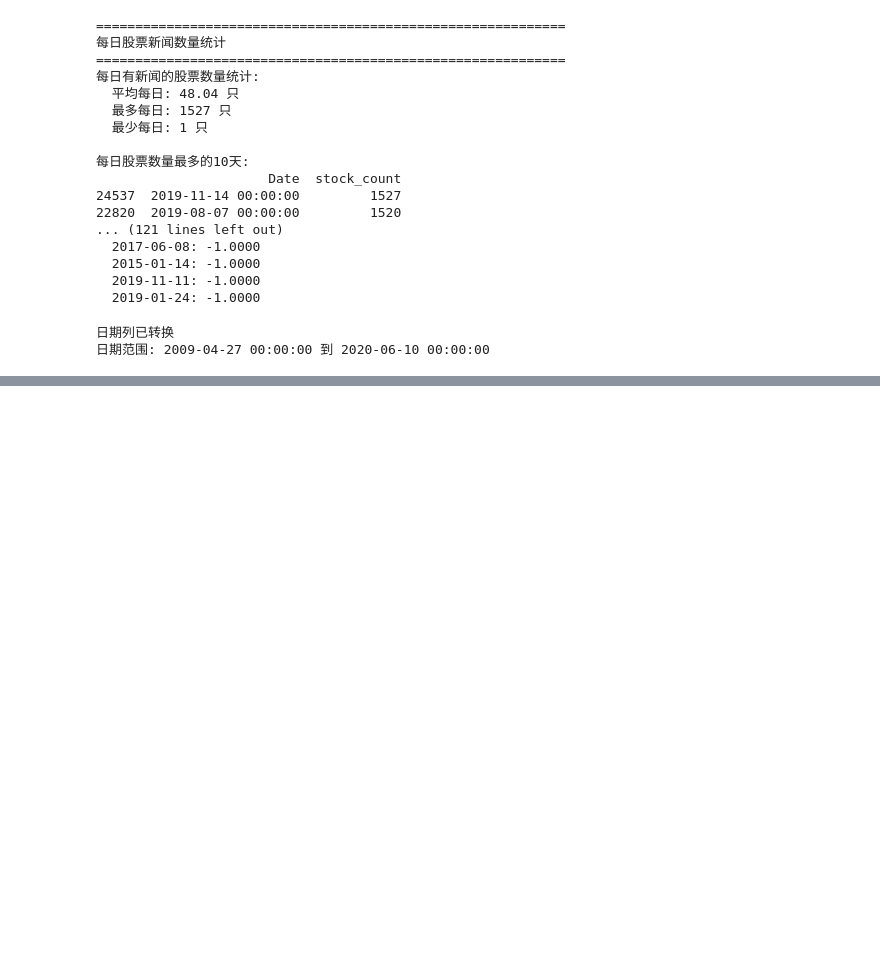
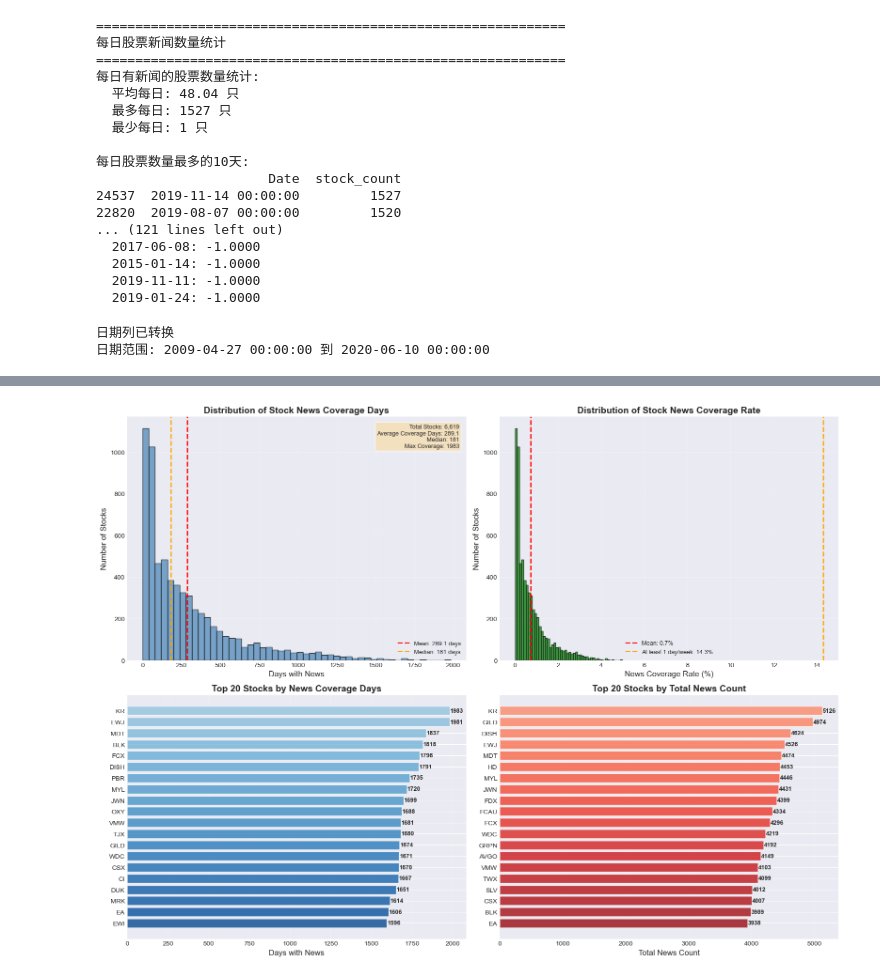
Before and after one commit to ChristinaXinny/Emotion-Multiagent, a Jupyter notebook: notebooks/02_AgentA_finBERT/02_1_agentA_finbert.ipynb, the cells around one changed output, grey strips where cells are left out. Saved outputs shown, nothing was run; the diff lists cells and outputs as text; code cells hidden in the pictures; blank space fills up the shorter version.

```diff
--- a/notebooks/02_AgentA_finBERT/02_1_agentA_finbert.ipynb
+++ b/notebooks/02_AgentA_finBERT/02_1_agentA_finbert.ipynb
@@ -2669,0 +1407,98 @@ KeyboardInterrupt:
+# %%
+# 设置全局样式
+plt.rcParams['font.size'] = 10
+plt.rcParams['axes.labelsize'] = 11
+plt.rcParams['axes.titlesize'] = 12
+plt.rcParams['legend.fontsize'] = 9
+plt.rcParams['figure.titlesize'] = 14
+# %%
+# ============================================
+# 图1: 股票新闻覆盖频率分布（优化版）
+# ============================================
+print("\n" + "="*60)
+print("图1: 绘制股票新闻覆盖频率分布...")
+print("="*60)
+
+fig1, axes1 = plt.subplots(2, 2, figsize=(16, 12))
+
+# 1.1 股票出现天数分布
+ax1 = axes1[0, 0]
+stock_frequency['days_with_news'].hist(bins=50, edgecolor='black', alpha=0.7,
+                                        color='steelblue', ax=ax1)
+mean_days = stock_frequency['days_with_news'].mean()
+median_days = stock_frequency['days_with_news'].median()
+ax1.axvline(mean_days, color='red', linestyle='--', linewidth=2,
+            label=f'Mean: {mean_days:.1f} days')
+ax1.axvline(median_days, color='orange', linestyle='--', linewidth=2,
+            label=f'Median: {median_days:.0f} days')
+ax1.set_xlabel('Days with News', fontsize=12)
+ax1.set_ylabel('Number of Stocks', fontsize=12)
+ax1.set_title('Distribution of Stock News Coverage Days', fontsize=14, fontweight='bold')
+ax1.legend()
+ax1.grid(True, alpha=0.3)
+
+# 添加统计信息框
+stats_text = f"Total Stocks: {len(stock_frequency):,}\n"
+stats_text += f"Average Coverage Days: {mean_days:.1f}\n"
+stats_text += f"Median: {median_days:.0f}\n"
+stats_text += f"Max Coverage: {stock_frequency['days_with_news'].max():.0f}"
+ax1.text(0.98, 0.97, stats_text, transform=ax1.transAxes,
+         fontsize=9, verticalalignment='top', horizontalalignment='right',
+         bbox=dict(boxstyle='round', facecolor='wheat', alpha=0.8))
+
+# 1.2 股票覆盖率分布
+ax2 = axes1[0, 1]
+stock_frequency['coverage_rate'].hist(bins=50, edgecolor='black', alpha=0.7,
+                                       color='green', ax=ax2)
+mean_rate = stock_frequency['coverage_rate'].mean()
+ax2.axvline(mean_rate, color='red', linestyle='--', linewidth=2,
+            label=f'Mean: {mean_rate:.1f}%')
+ax2.axvline(100/7, color='orange', linestyle='--', linewidth=2,
+            label=f'At least 1 day/week: {100/7:.1f}%')
+ax2.set_xlabel('News Coverage Rate (%)', fontsize=12)
+ax2.set_ylabel('Number of Stocks', fontsize=12)
+ax2.set_title('Distribution of Stock News Coverage Rate', fontsize=14, fontweight='bold')
+ax2.legend()
+ax2.grid(True, alpha=0.3)
+
+# 1.3 Top 20 股票新闻覆盖天数
+ax3 = axes1[1, 0]
+top20_stocks = stock_frequency_sorted.head(20)
+colors = plt.cm.Blues(np.linspace(0.4, 0.9, len(top20_stocks)))
+bars = ax3.barh(range(len(top20_stocks)), top20_stocks['days_with_news'].values,
+                color=colors, alpha=0.8)
+ax3.set_yticks(range(len(top20_stocks)))
+ax3.set_yticklabels(top20_stocks.index, fontsize=10)
+ax3.set_xlabel('Days with News', fontsize=12)
+ax3.set_title('Top 20 Stocks by News Coverage Days', fontsize=14, fontweight='bold')
+ax3.invert_yaxis()
+ax3.grid(True, alpha=0.3, axis='x')
+
+# 添加数值标签
+for i, (bar, val) in enumerate(zip(bars, top20_stocks['days_with_news'].values)):
+    ax3.text(val + 0.5, bar.get_y() + bar.get_height()/2,
+             f'{int(val)}', va='center', fontsize=9, fontweight='bold')
+
+# 1.4 总新闻数 Top 20
+ax4 = axes1[1, 1]
+top20_news = stock_frequency_sorted.nlargest(20, 'total_news')
+colors = plt.cm.Reds(np.linspace(0.4, 0.9, len(top20_news)))
+bars = ax4.barh(range(len(top20_news)), top20_news['total_news'].values,
+                color=colors, alpha=0.8)
+ax4.set_yticks(range(len(top20_news)))
+ax4.set_yticklabels(top20_news.index, fontsize=10)
+ax4.set_xlabel('Total News Count', fontsize=12)
+ax4.set_title('Top 20 Stocks by Total News Count', fontsize=14, fontweight='bold')
+ax4.invert_yaxis()
+ax4.grid(True, alpha=0.3, axis='x')
+
+for i, (bar, val) in enumerate(zip(bars, top20_news['total_news'].values)):
+    ax4.text(val + 5, bar.get_y() + bar.get_height()/2,
+             f'{int(val)}', va='center', fontsize=9, fontweight='bold')
+
+plt.tight_layout()
+plt.savefig(f'{output_necessary_figures_dir}/01_stock_coverage_distribution.png',
+            dpi=200, bbox_inches='tight')
+plt.show()
+print("✅ 图1保存完成")
+# %% [output]
@@ -2669,0 +1508 @@ KeyboardInterrupt:
+[figure, added]
```
Also changed, not shown: parts of 49 cells of this notebook, 14 other files.
